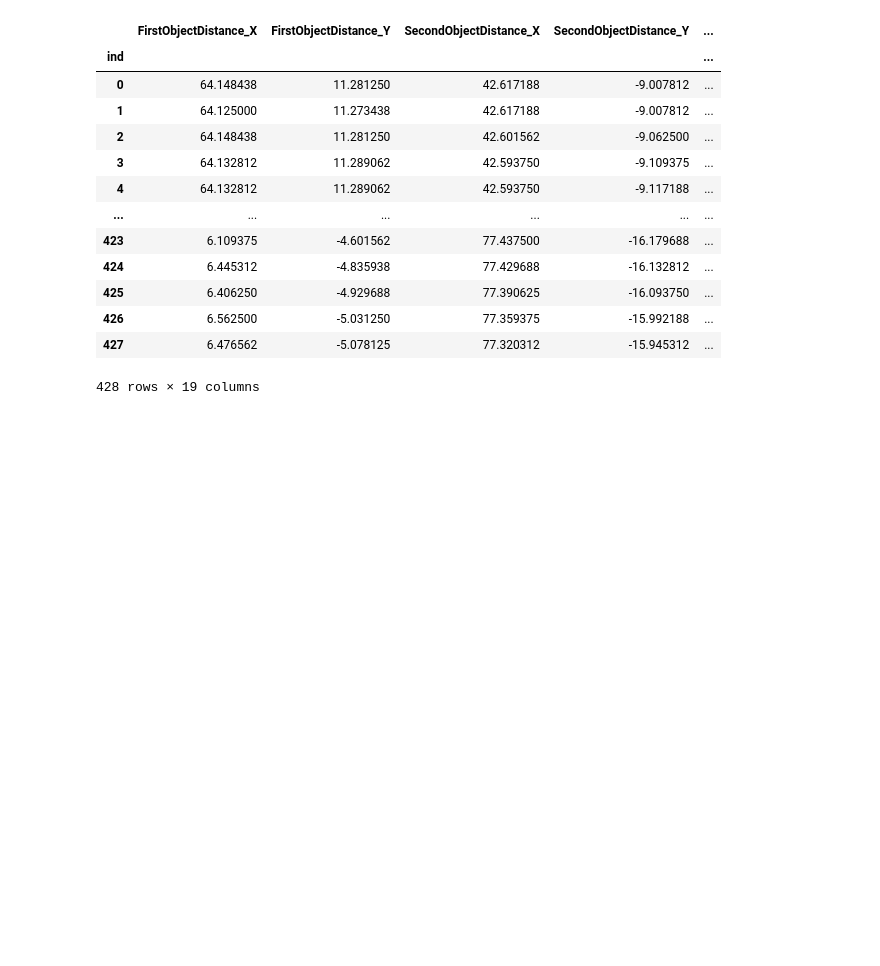
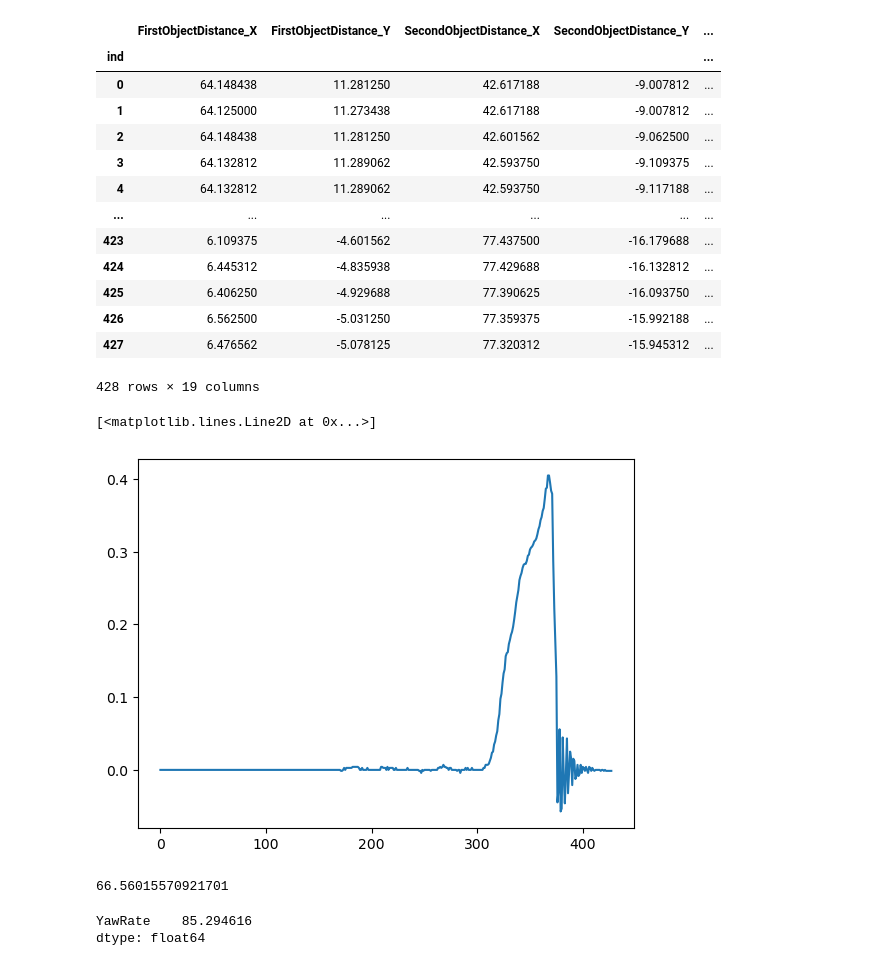
Before and after one commit to Fullbaro/CodeLikeABosch2023, a Jupyter notebook: code/bence.ipynb, the cells around one changed output. Cells and saved outputs as stored; diff of their text form; code cells hidden in the pictures; blank space fills up the shorter version.

```diff
--- a/code/bence.ipynb
+++ b/code/bence.ipynb
@@ -41,3 +42,27 @@ data_norm
 428 rows × 19 columns
 # %%
 data_norm.to_csv('../data/data_norm.csv', sep=';')
+# %%
+
+plt.gca().plot(data_norm[['YawRate']])
+# %% [output]
+[<matplotlib.lines.Line2D at 0x...>]
+[figure, added]
+# %%
+time_s = data_norm['Timestamp'].copy()
+data_norm['prev_timestamp'] = time_s
+data_norm['prev_timestamp'] = data_norm['prev_timestamp'].shift(1, fill_value=0)
+
+data_norm['diff'] = data_norm['Timestamp'] - data_norm['prev_timestamp']
+
+temp = data_norm['YawRate'] * data_norm['diff']
+temp.sum() * (180 / np.pi)
+# %% [output]
+66.56015570921701
+# %%
+import numpy as np
+temp = data_norm[['YawRate']] * 0.1
+temp.sum() * (180 / np.pi)
+# %% [output]
+YawRate    85.294616
+dtype: float64
```
Also changed, not shown: parts of 7 cells of this notebook.
